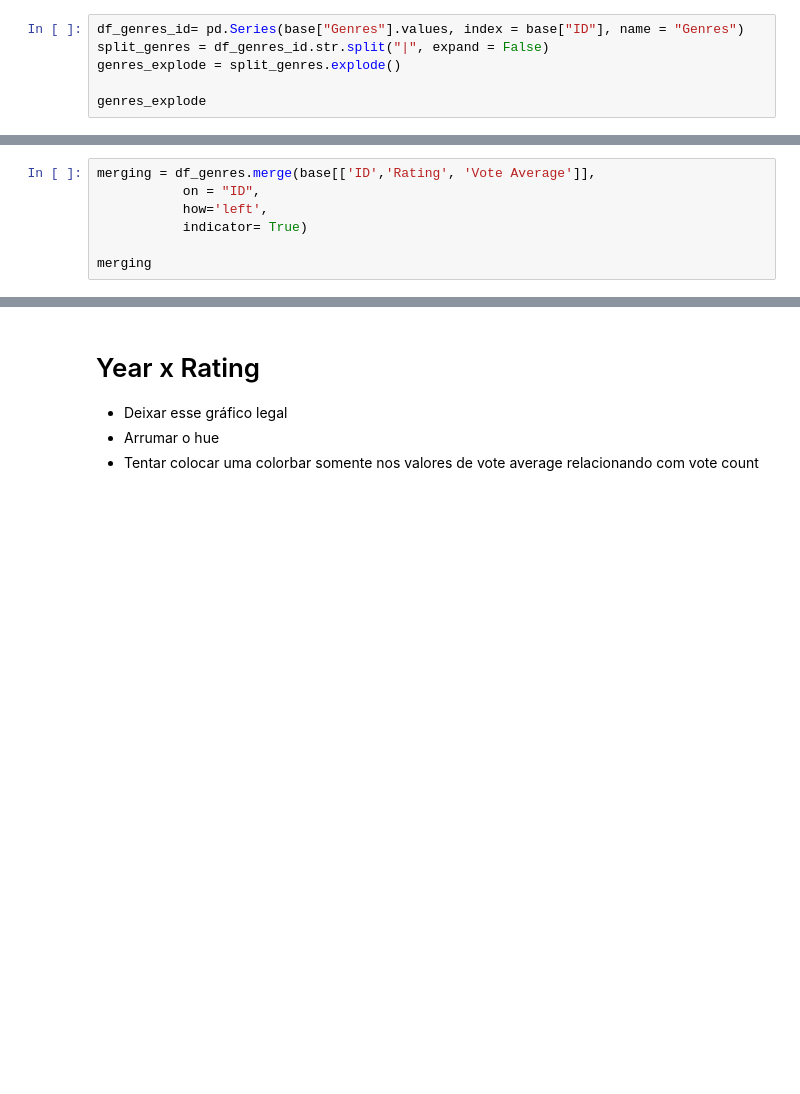
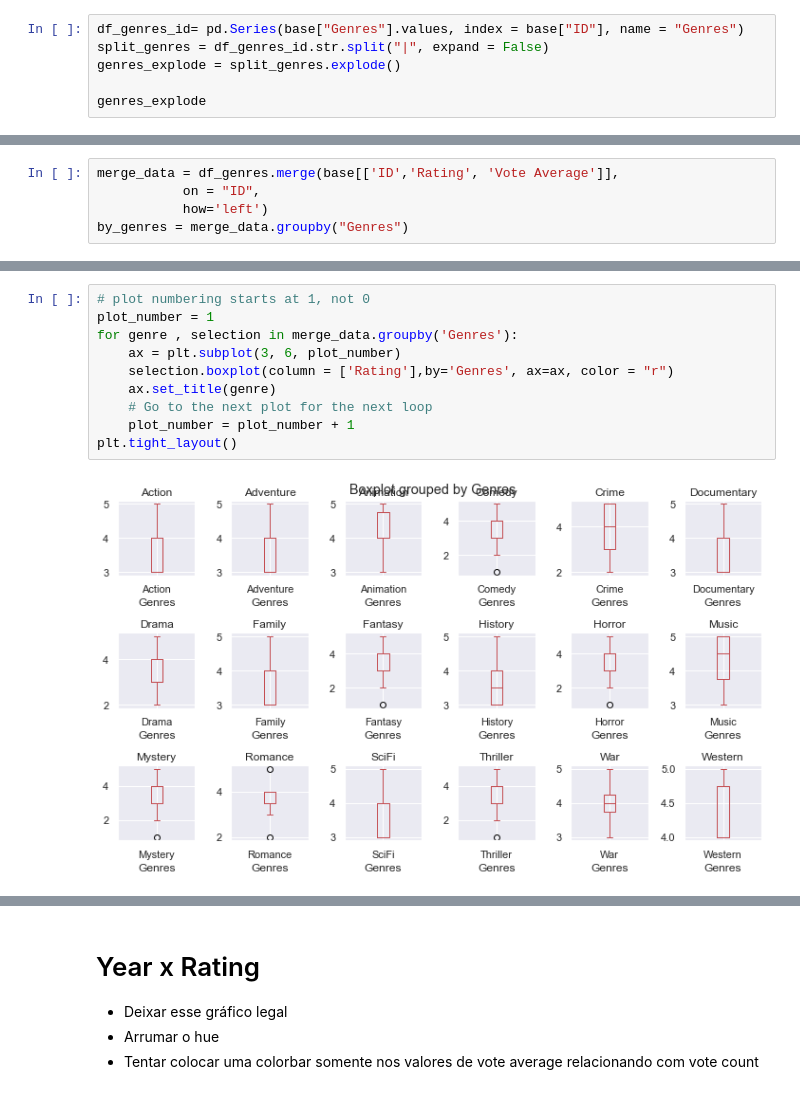
Before and after one commit to gabieller/MoviesDataBase, a Jupyter notebook: graph_analysis.ipynb, the cells around one changed output, grey strips where cells are left out. Saved outputs shown, nothing was run; the diff lists cells and outputs as text; blank space fills up the shorter version.

Commit message:
creating genres x rating boxplot

```diff
--- a/graph_analysis.ipynb
+++ b/graph_analysis.ipynb
@@ -113,7 +94,5 @@ df_genres
 # %%
-merging = df_genres.merge(base[['ID','Rating', 'Vote Average']],
+merge_data = df_genres.merge(base[['ID','Rating', 'Vote Average']],
            on = "ID",
-           how='left',
-           indicator= True)
-
-merging
+           how='left')
+by_genres = merge_data.groupby("Genres")
@@ -176,0 +142,12 @@ genres_explode.unique()
+# %%
+# plot numbering starts at 1, not 0
+plot_number = 1
+for genre , selection in merge_data.groupby('Genres'):
+    ax = plt.subplot(3, 6, plot_number)
+    selection.boxplot(column = ['Rating'],by='Genres', ax=ax, color = "r")
+    ax.set_title(genre)
+    # Go to the next plot for the next loop
+    plot_number = plot_number + 1
+plt.tight_layout()
+# %% [output]
+[figure, added]
```
Also changed, not shown: parts of 15 cells of this notebook, 1 other file.
